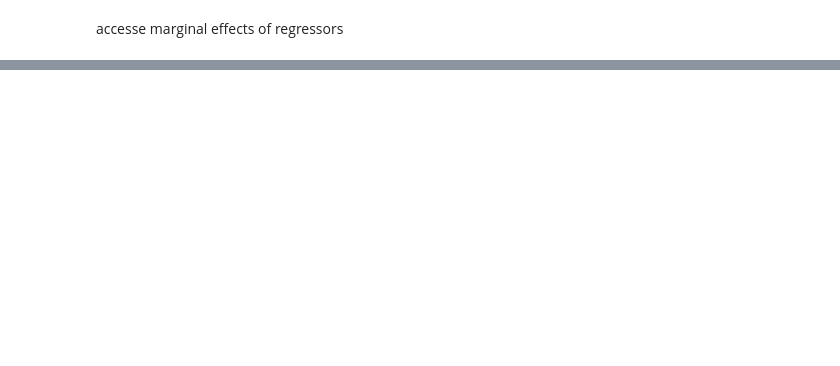
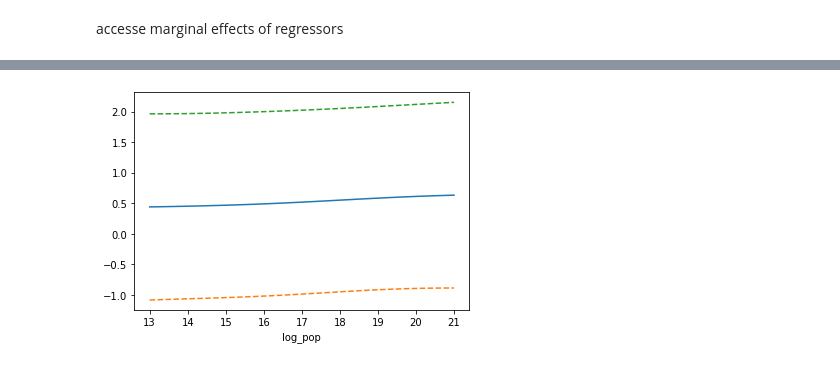
Before and after one commit to yahoochen97/GP_gradient, a Jupyter notebook: PIRI/PIRI_GPR.ipynb, the cells around one changed output, grey strips where cells are left out. Saved outputs shown, nothing was run; the diff lists cells and outputs as text; code cells hidden in the pictures; blank space fills up the shorter version.

```diff
--- a/PIRI/PIRI_GPR.ipynb
+++ b/PIRI/PIRI_GPR.ipynb
@@ -439,0 +482,21 @@ print(results)
+# %%
+model.load_state_dict(torch.load('PIRI_GPR_model.pth'))
+
+model.eval()
+likelihood.eval()
+
+test_x = train_x[0:101].clone().detach().requires_grad_(False)
+for i in range(100):
+    test_x[1+i] = test_x[0].clone().detach().requires_grad_(True)
+test_x[:,7] = torch.linspace(13,21,101)
+
+with torch.no_grad(), gpytorch.settings.fast_pred_var():
+    out = model(test_x)
+    mu_f = out.mean.numpy()
+    lower, upper = out.confidence_region()
+    plt.plot(test_x[:,7].detach().numpy(), mu_f)
+    plt.plot(test_x[:,7].detach().numpy(), lower.numpy(), '--')
+    plt.plot(test_x[:,7].detach().numpy(), upper.numpy(), '--')
+    plt.xlabel("log_pop")
+# %% [output]
+[figure, added]
```
Also changed, not shown: parts of 11 cells of this notebook.
